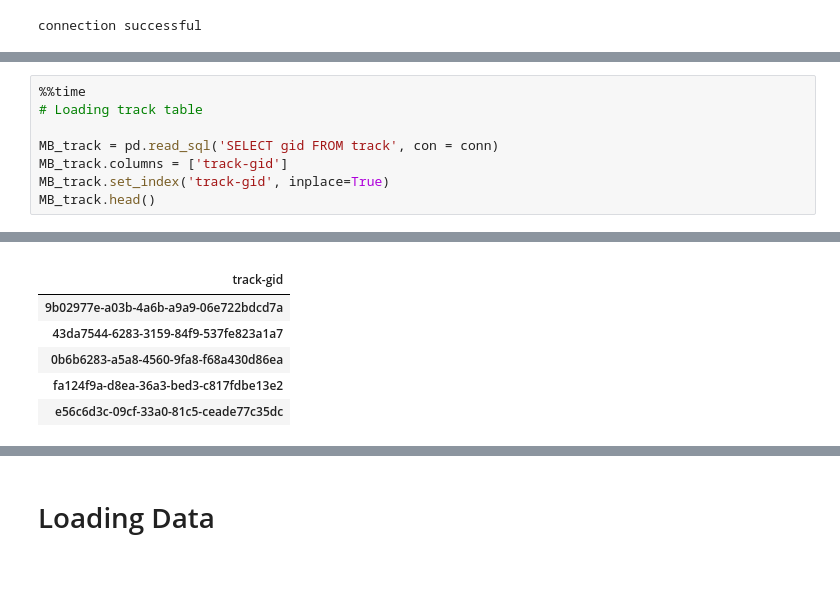
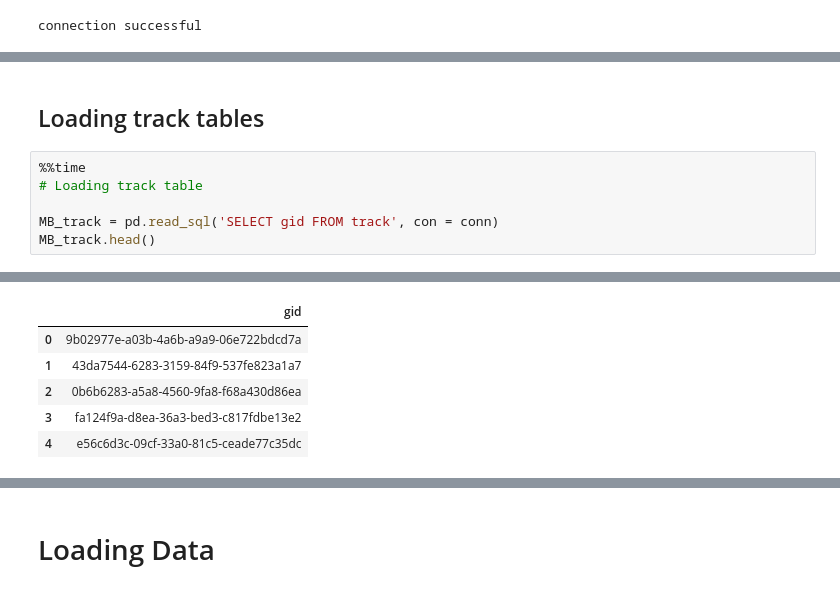
Before and after one commit to Prathamesh-Ghatole/MLHD, a Jupyter notebook: MLHD.ipynb, the cells around one changed output, grey strips where cells are left out. Drawn from its saved outputs; the diff is of its cells as text.

```diff
--- a/MLHD.ipynb
+++ b/MLHD.ipynb
@@ -58,9 +63,9 @@ Wall time: 7.12 s
+# %% [markdown]
+## Loading track tables
 # %%
 %%time
 # Loading track table
 
 MB_track = pd.read_sql('SELECT gid FROM track', con = conn)
-MB_track.columns = ['track-gid']
-MB_track.set_index('track-gid', inplace=True)
 MB_track.head()
 # %% [output]
@@ -69,7 +74,6 @@ Wall time: 25.2 s
-|  |
-| track-gid |
-| 9b02977e-a03b-4a6b-a9a9-06e722bdcd7a |
-| 43da7544-6283-3159-84f9-537fe823a1a7 |
-| 0b6b6283-a5a8-4560-9fa8-f68a430d86ea |
-| fa124f9a-d8ea-36a3-bed3-c817fdbe13e2 |
-| e56c6d3c-09cf-33a0-81c5-ceade77c35dc |
+|  | gid |
+| 0 | 9b02977e-a03b-4a6b-a9a9-06e722bdcd7a |
+| 1 | 43da7544-6283-3159-84f9-537fe823a1a7 |
+| 2 | 0b6b6283-a5a8-4560-9fa8-f68a430d86ea |
+| 3 | fa124f9a-d8ea-36a3-bed3-c817fdbe13e2 |
+| 4 | e56c6d3c-09cf-33a0-81c5-ceade77c35dc |
```
Also changed, not shown: parts of 25 cells of this notebook.
